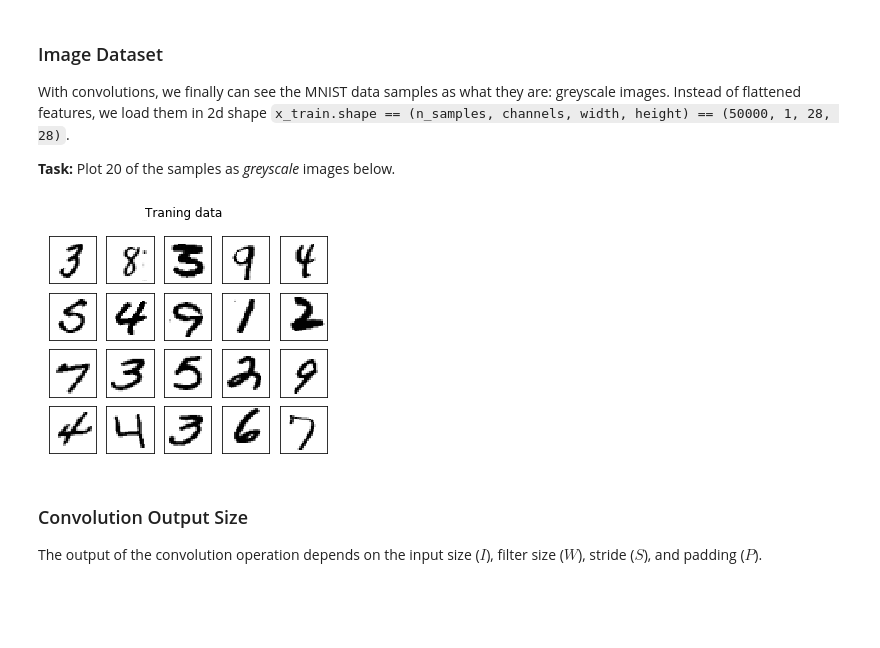
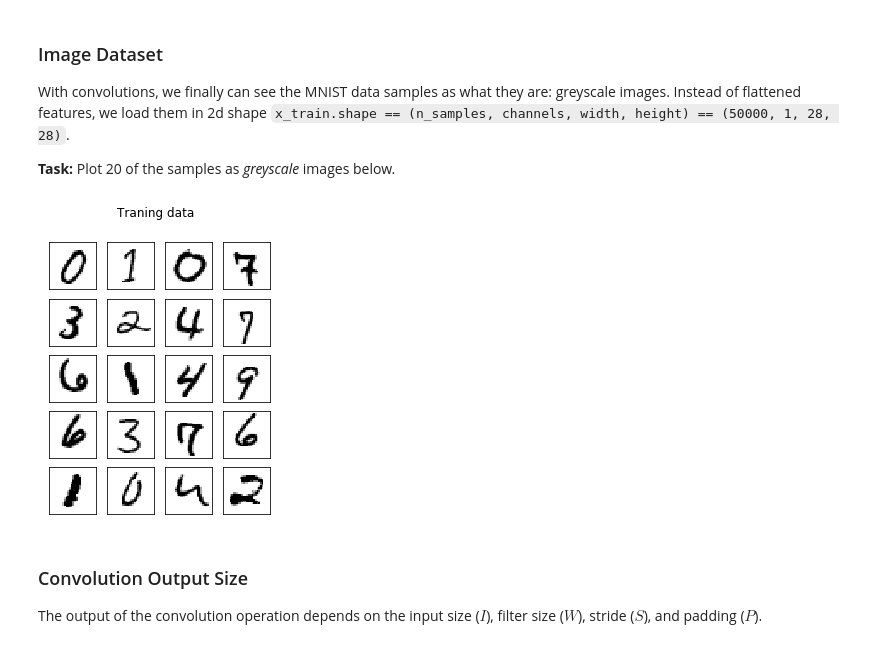
Before and after one commit to JulesBlubb/Foundations-of-Deep-Learning, a Jupyter notebook: exercise04/exercise04_cnn.ipynb, the cells around one changed output. Cells and saved outputs as stored; diff of their text form; code cells hidden in the pictures; blank space fills up the shorter version.

```diff
--- a/exercise04/exercise04_cnn.ipynb
+++ b/exercise04/exercise04_cnn.ipynb
@@ -511,27 +511,28 @@ Instead of flattened features, we load them in 2d shape `x_train.shape == (n_sam
 # %%
 
 def plot_data(data, h=5, w=4, plot_border=True, title=""):
     """ Plot the given image data.
 
     Args:
-        h, w: The number of images per col/row.
+        h, w: The number of images per row/col.
         plot_border: if True, plot the axes, if False don't.
         title: Title for the plot.
     """
     # useful functions: plt.subplot, plt.suptitle
     # START TODO ################
-    fig, axes = plt.subplots(w, h, figsize=(h, w))
+    fig, axes = plt.subplots(h, w, figsize=(w, h))
     fig.suptitle(title)
-    for i in range(w):
-        for j in range(h):
+    for i in range(h):
+        for j in range(w):
             axes[i][j].imshow(data[np.random.randint(0, 6000),: ].reshape(28, 28), cmap='gray_r')
-            axes[i][j].set_xticks([])
-            axes[i][j].set_yticks([])
+            if not plot_border:
+                axes[i][j].set_xticks([])
+                axes[i][j].set_yticks([])
 
     # End TODO ################
 plot_data(x_train, h=5, w=4, plot_border=False, title="Traning data")
 # %% [output]
-[figure, old version]
+[figure, new version]
 # %% [markdown]
 ### Convolution Output Size
 
```
Also changed, not shown: parts of 1 cell of this notebook.
